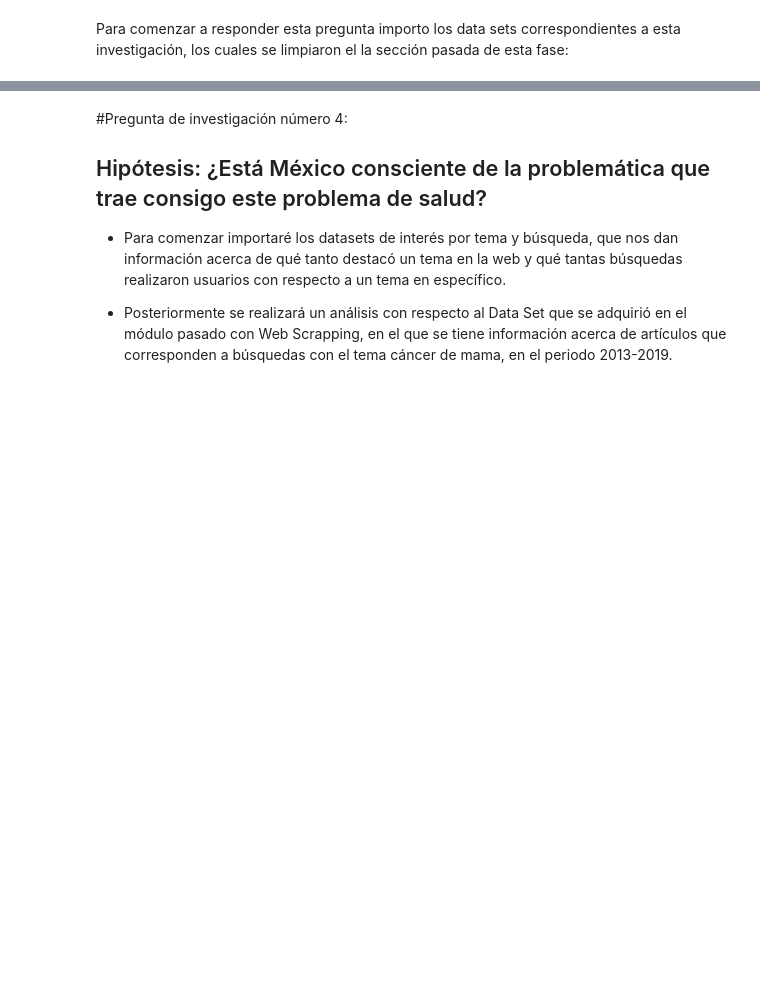
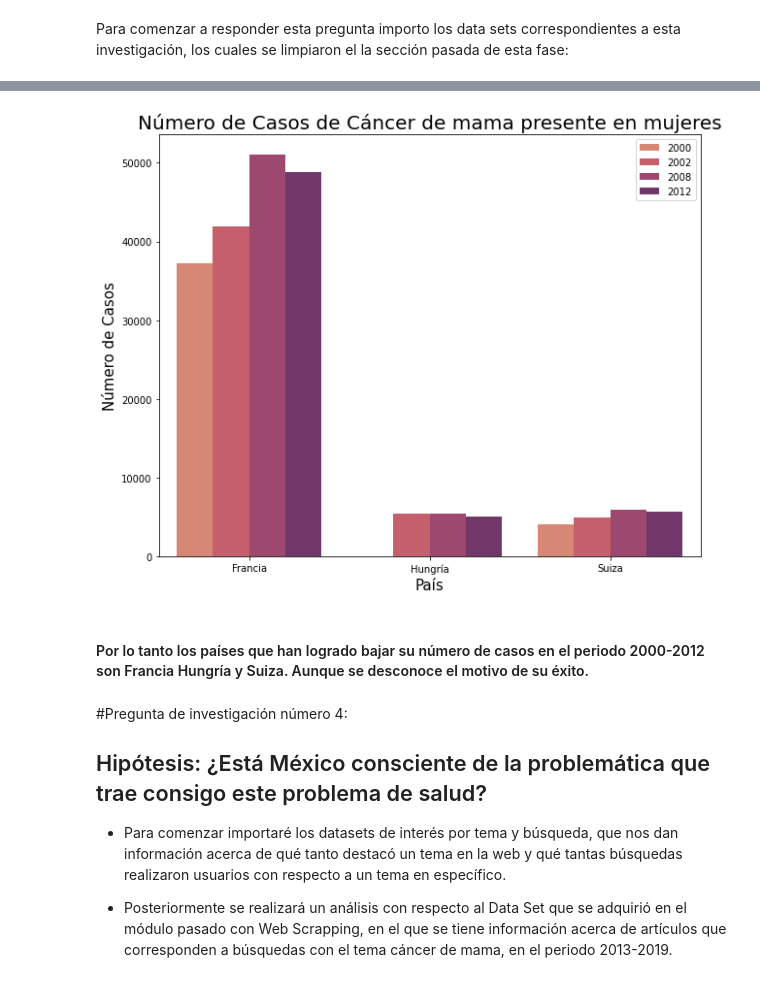
Before and after one commit to Zoe-Garcia/Equipo_2_P2_Analisis, a Jupyter notebook: Pregunta_3_y_4.ipynb, the cells around one changed output, grey strips where cells are left out. Drawn from its saved outputs; the diff is of its cells as text; code cells hidden in the pictures; blank space fills up the shorter version.

```diff
--- a/Pregunta_3_y_4.ipynb
+++ b/Pregunta_3_y_4.ipynb
@@ -14,3 +80,26 @@ Para comenzar a responder esta pregunta importo los data sets correspondientes a
+# %%
+#gráfica de barras:
+
+plt.figure(figsize=(10,8))
+
+
+
+
+sns.barplot(data = OCDE_paises_menor, x = 'pais', y='valor', hue='year', palette='flare')
+
+plt.title('Número de Casos de Cáncer de mama presente en mujeres', fontsize = 20)
+plt.ylabel('Número de Casos', fontsize = 15)
+plt.xlabel('País', fontsize = 15)
+
+plt.xticks([0,1,2], ['Francia', 'Hungría', 'Suiza'])
+
+plt.legend()
+
+plt.show()
+# %% [output]
+[figure, added]
+# %% [markdown]
+#### Por lo tanto los países que han logrado bajar su número de casos en el periodo 2000-2012 son Francia Hungría y Suiza. Aunque se desconoce el motivo de su éxito.
 # %% [markdown]
 #Pregunta de investigación número 4:
 ## Hipótesis: ¿Está México consciente de la problemática que trae consigo este problema de salud?
```
Also changed, not shown: parts of 6 cells of this notebook.
